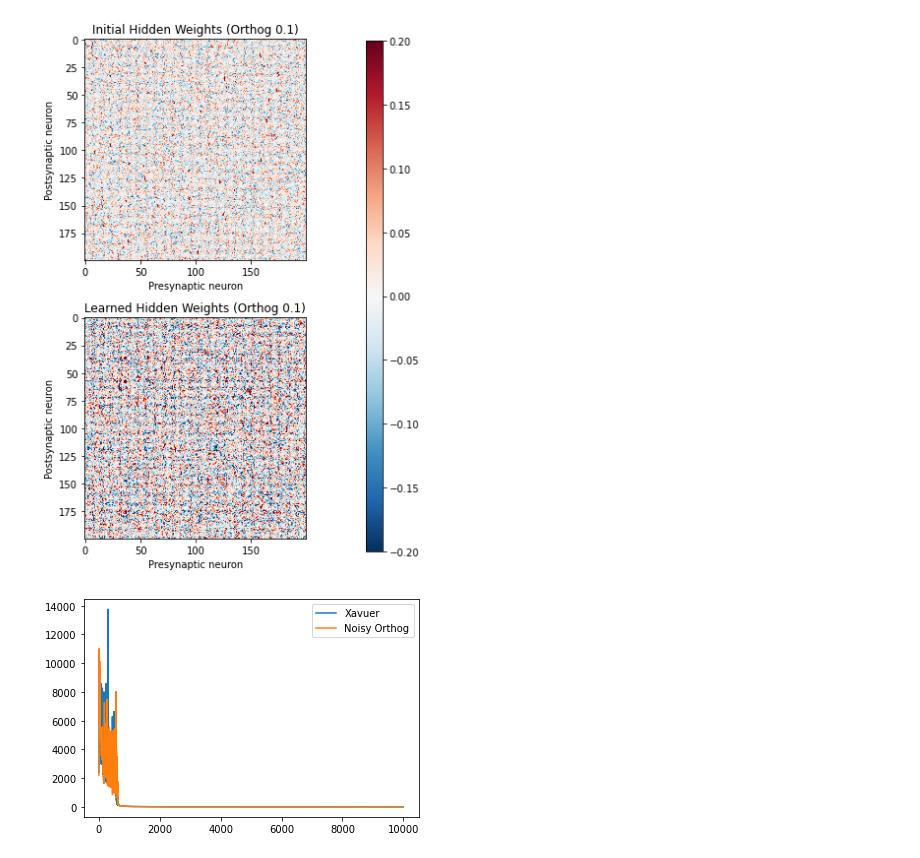
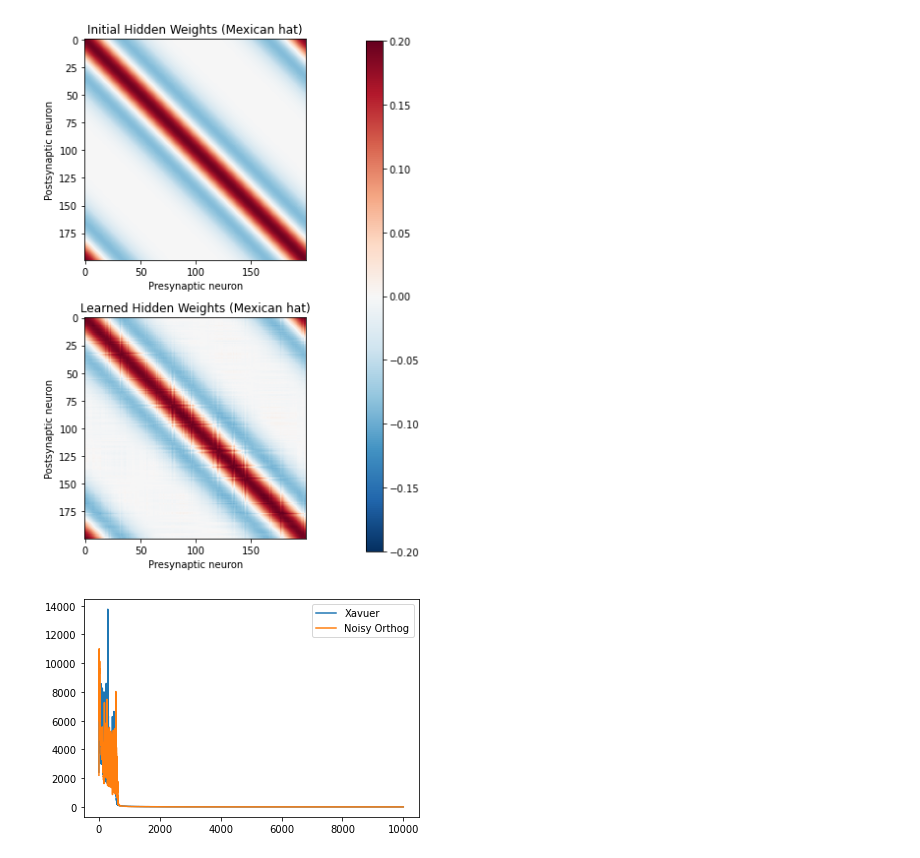
Before and after one commit to margotwagner/HCPrediction, a Jupyter notebook: notebooks/output-explorer.ipynb, the cells around one changed output. Cells and saved outputs as stored; diff of their text form; code cells hidden in the pictures.

Commit message:
multiruns finished for interpretable inits. fixed noise multiruns for shift matrix

```diff
--- a/notebooks/output-explorer.ipynb
+++ b/notebooks/output-explorer.ipynb
@@ -36,6 +36,10 @@ def plot_sorted_weights(outputs, type="UNNAMED"):
 baseline = torch.load("../Elman_SGD/predloss/no-mask/all-xavier-07092025.pth.tar")
 # %%
 outputs = torch.load("../Elman_SGD/predloss/noise/orthog-0.1-07152025.pth.tar")
+# %%
+outputs = torch.load(
+    "../Elman_SGD/predloss/multiruns/cycmh/cycmh-linear/batch-5/000.pth.tar"
+)
 # %%
 # np.diagonal(outputs["initial_state_dict"]["hidden_linear.weight"].numpy())
 # np.diagonal(outputs["initial_state_dict"]["hidden_linear.weight"].numpy(), offset=1)
@@ -49,7 +53,7 @@ plot_sorted_weights(baseline, type="Xavier init")
 # %%
-plot_sorted_weights(outputs, type="Orthog 0.1")
+plot_sorted_weights(outputs, type="Mexican hat")
 # %% [output]
-[figure, old version]
+[figure, new version]
 # %%
 start_x = 0
 
```
Also changed, not shown: parts of 1 cell of this notebook, 1 other file.
